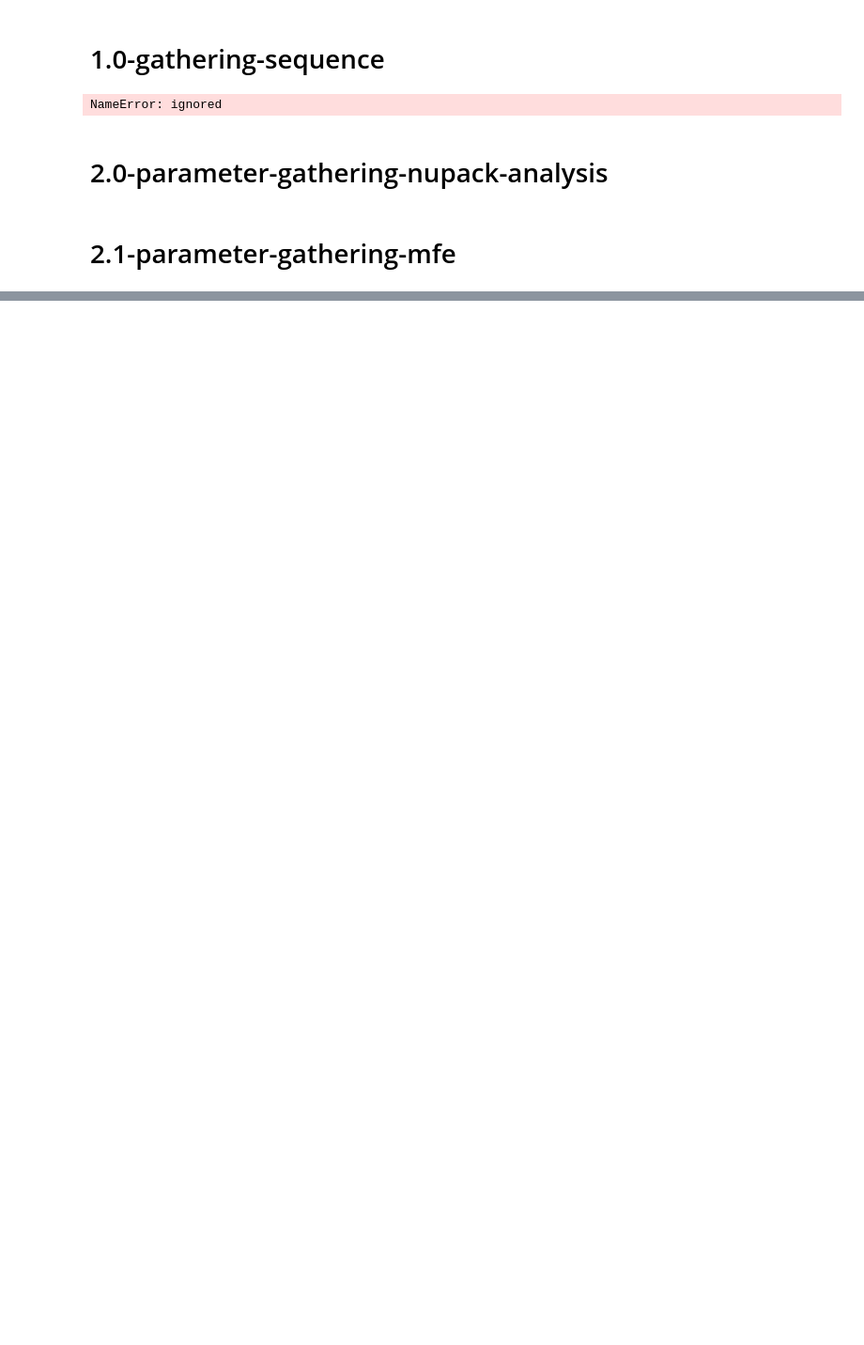
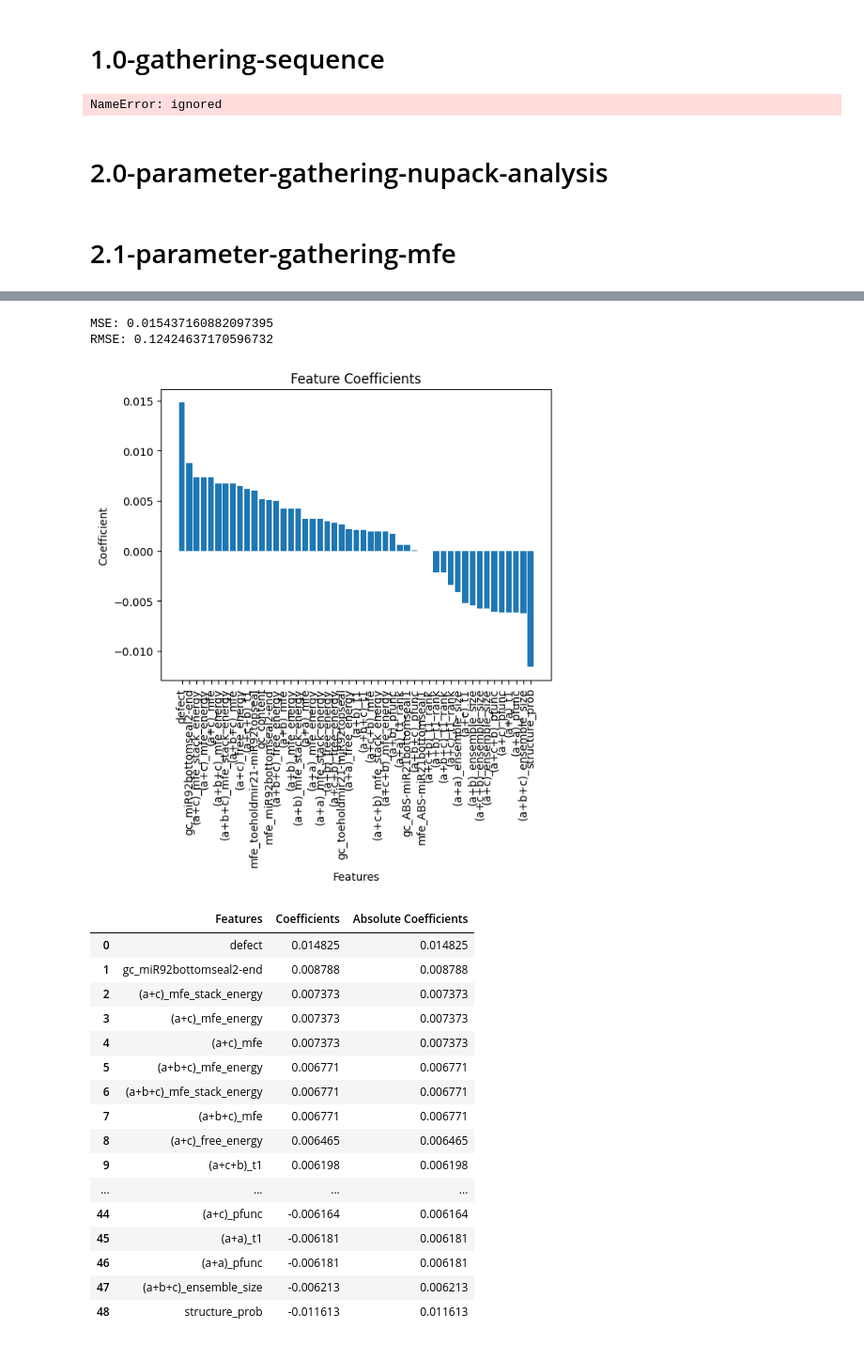
Before and after one commit to iGEM-UGM/iGEM-UGM-2023-Drylab, a Jupyter notebook: LiRA-Optimization/notebooks/pipeline.ipynb, the cells around one changed output, grey strips where cells are left out. Shown at 94% size. Cells and saved outputs as stored; diff of their text form; code cells hidden in the pictures; blank space fills up the shorter version.

```diff
--- a/LiRA-Optimization/notebooks/pipeline.ipynb
+++ b/LiRA-Optimization/notebooks/pipeline.ipynb
@@ -652,0 +757,28 @@ def metrics(model, params_all):
+# %%
+# on level
+X = df_non_inf[params_all]
+y = df_non_inf['on_level_avg']
+model = linreg(X, y)
+sf, sc = metrics(model, params_all)
+display_metrics(sf, sc)
+# %% [output]
+MSE: 0.015437160882097395
+RMSE: 0.12424637170596732
+[figure, added]
+|  | Features | Coefficients | Absolute Coefficients |
+| 0 | defect | 0.014825 | 0.014825 |
+| 1 | gc_miR92bottomseal2-end | 0.008788 | 0.008788 |
+| 2 | (a+c)_mfe_stack_energy | 0.007373 | 0.007373 |
+| 3 | (a+c)_mfe_energy | 0.007373 | 0.007373 |
+| 4 | (a+c)_mfe | 0.007373 | 0.007373 |
+| 5 | (a+b+c)_mfe_energy | 0.006771 | 0.006771 |
+| 6 | (a+b+c)_mfe_stack_energy | 0.006771 | 0.006771 |
+| 7 | (a+b+c)_mfe | 0.006771 | 0.006771 |
+| 8 | (a+c)_free_energy | 0.006465 | 0.006465 |
+| 9 | (a+c+b)_t1 | 0.006198 | 0.006198 |
+| ... | ... | ... | ... |
+| 44 | (a+c)_pfunc | -0.006164 | 0.006164 |
+| 45 | (a+a)_t1 | -0.006181 | 0.006181 |
+| 46 | (a+a)_pfunc | -0.006181 | 0.006181 |
+| 47 | (a+b+c)_ensemble_size | -0.006213 | 0.006213 |
+| 48 | structure_prob | -0.011613 | 0.011613 |
```
Also changed, not shown: parts of 17 cells of this notebook, 4 other files.
